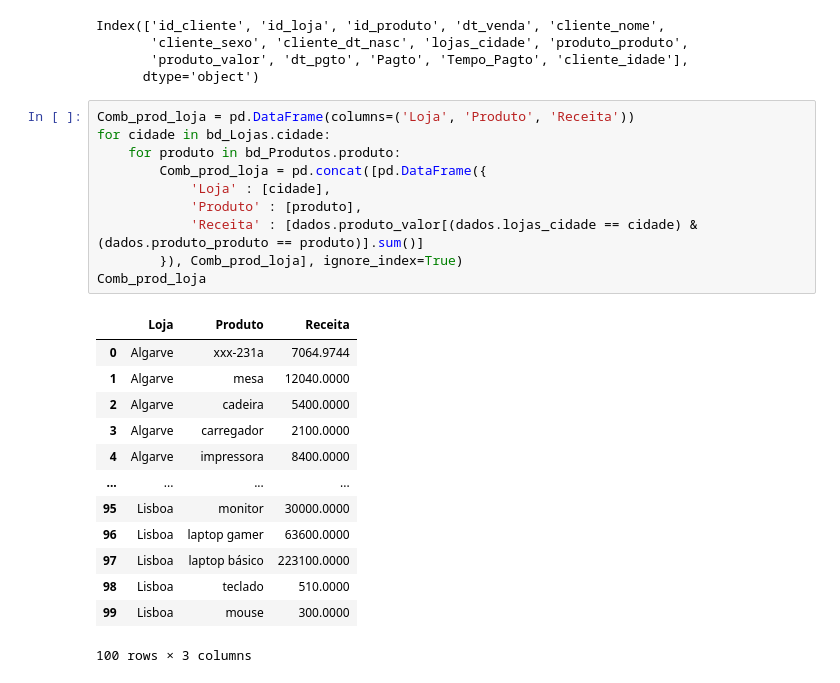
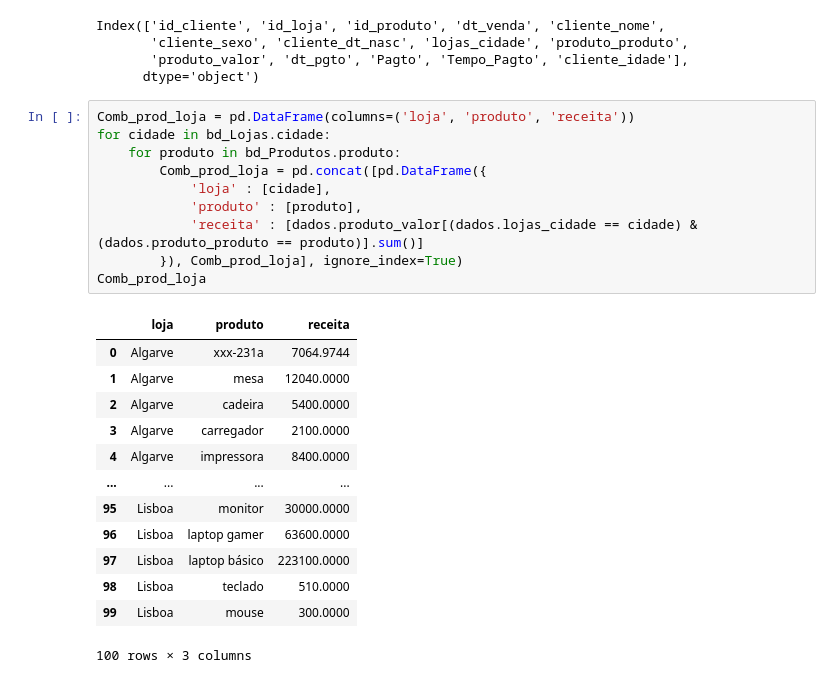
Before and after one commit to Gcango/Analise_Vendas_Soft_You, a Jupyter notebook: Soft_You_Analise_de_Vendas.ipynb, the cells around one changed output. Drawn from its saved outputs; the diff is of its cells as text.

```diff
--- a/Soft_You_Analise_de_Vendas.ipynb
+++ b/Soft_You_Analise_de_Vendas.ipynb
@@ -735,17 +839,17 @@ Index(['id_cliente', 'id_loja', 'id_produto', 'dt_venda', 'cliente_nome',
        'produto_valor', 'dt_pgto', 'Pagto', 'Tempo_Pagto', 'cliente_idade'],
       dtype='object')
 # %%
-Comb_prod_loja = pd.DataFrame(columns=('Loja', 'Produto', 'Receita'))
+Comb_prod_loja = pd.DataFrame(columns=('loja', 'produto', 'receita'))
 for cidade in bd_Lojas.cidade:
     for produto in bd_Produtos.produto:
         Comb_prod_loja = pd.concat([pd.DataFrame({
-            'Loja' : [cidade],
-            'Produto' : [produto],
-            'Receita' : [dados.produto_valor[(dados.lojas_cidade == cidade) & (dados.produto_produto == produto)].sum()]
+            'loja' : [cidade],
+            'produto' : [produto],
+            'receita' : [dados.produto_valor[(dados.lojas_cidade == cidade) & (dados.produto_produto == produto)].sum()]
         }), Comb_prod_loja], ignore_index=True)
 Comb_prod_loja
 # %% [output]
-|  | Loja | Produto | Receita |
+|  | loja | produto | receita |
 | 0 | Algarve | xxx-231a | 7064.9744 |
 | 1 | Algarve | mesa | 12040.0000 |
 | 2 | Algarve | cadeira | 5400.0000 |
```
Also changed, not shown: parts of 17 cells of this notebook.
